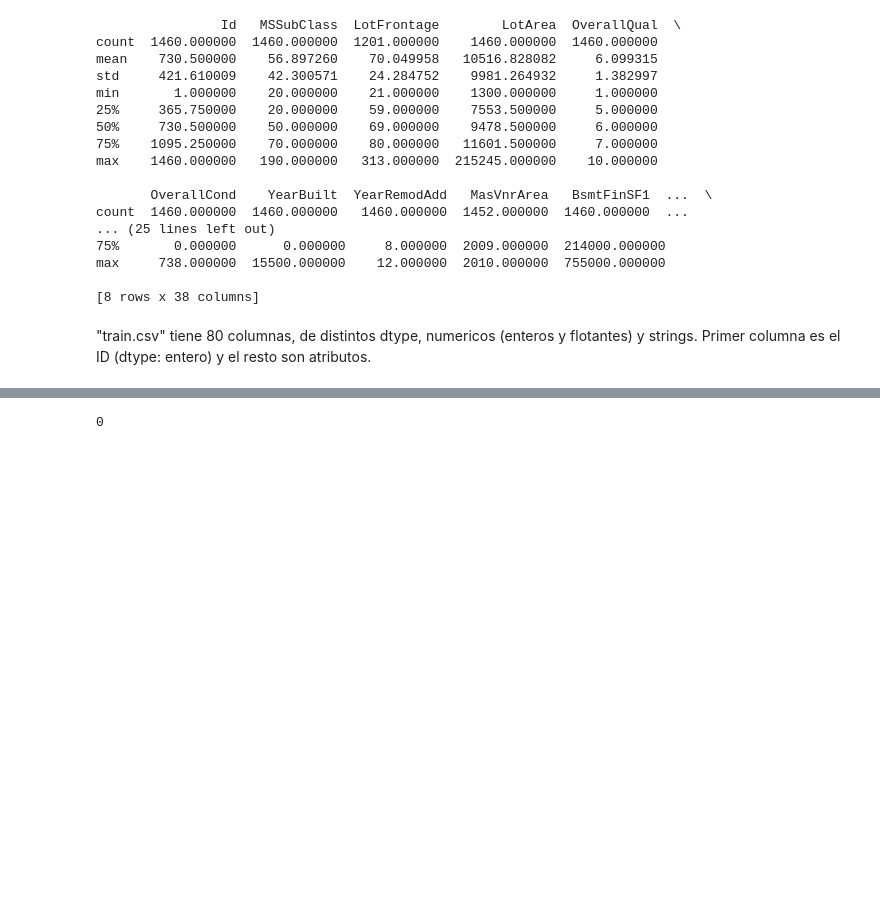
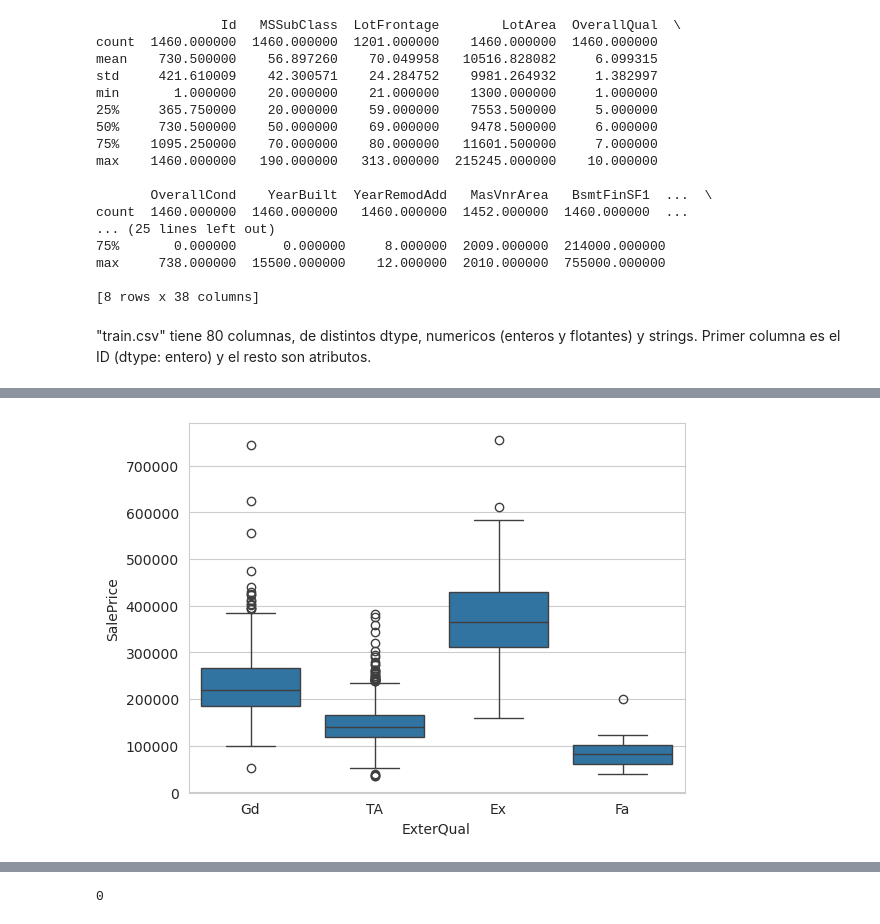
Before and after one commit to lucasf26/Ames_Housing_Prices-Regression, a Jupyter notebook: HousingPrices_EDA.ipynb, the cells around one changed output, grey strips where cells are left out. Drawn from its saved outputs; the diff is of its cells as text; code cells hidden in the pictures; blank space fills up the shorter version.

```diff
--- a/HousingPrices_EDA.ipynb
+++ b/HousingPrices_EDA.ipynb
@@ -88,0 +318,6 @@ Primer columna es el ID (dtype: entero) y el resto son atributos.
+# %%
+sns.set_style('whitegrid')
+sns.boxplot(data=df_train,x='ExterQual',y='SalePrice')
+plt.show()
+# %% [output]
+[figure, added]
```
Also changed, not shown: parts of 123 cells of this notebook, 1 other file.
